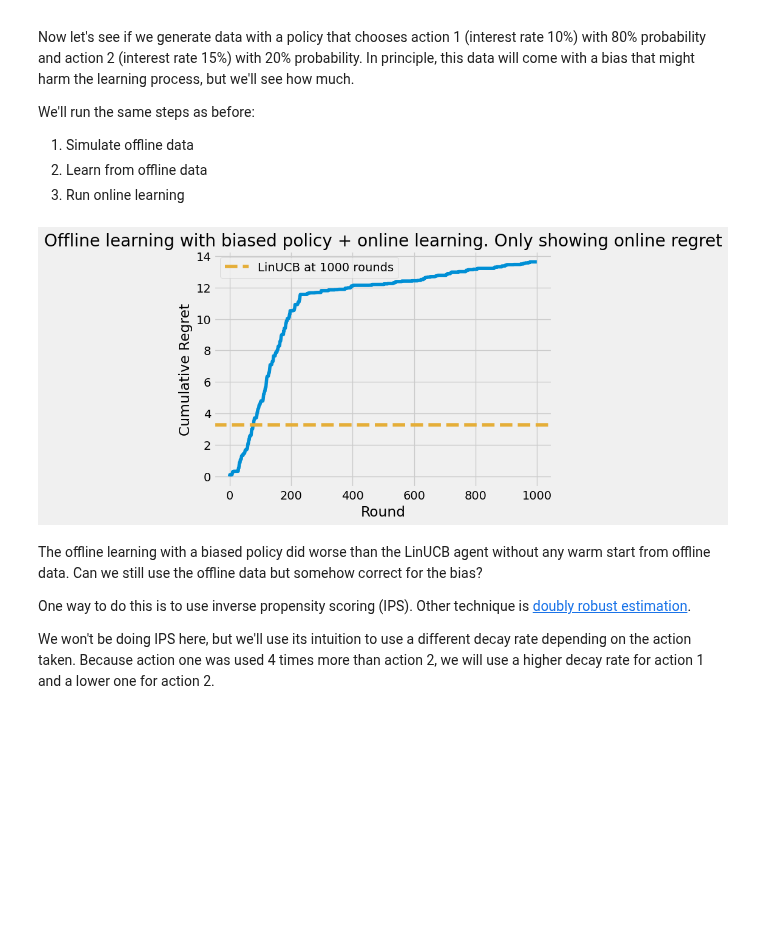
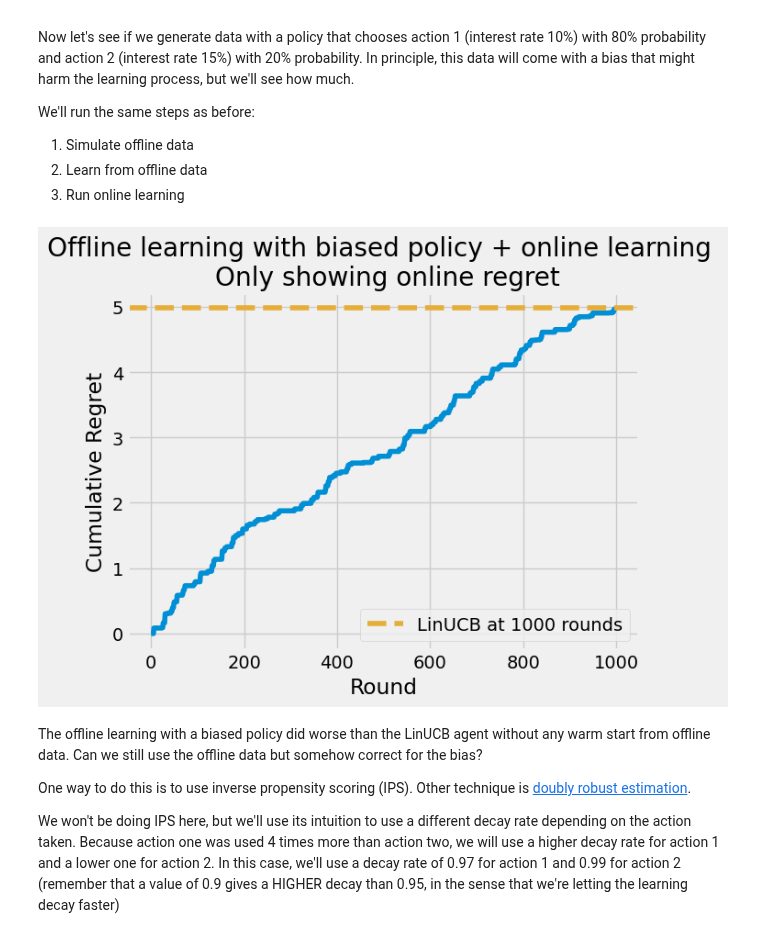
Before and after one commit to bayesianbandits/bayesianbandits, a Jupyter notebook: docs/notebooks/offline-learning.ipynb, the cells around one changed output. Cells and saved outputs as stored; diff of their text form; code cells hidden in the pictures; blank space fills up the shorter version.

Commit message:
Added a section to simulated the policies multiple times and used a plot to show them at the same time. Changes age feature to credit score

```diff
--- a/docs/notebooks/offline-learning.ipynb
+++ b/docs/notebooks/offline-learning.ipynb
@@ -82,14 +82,14 @@ class LoanOracle:
     def interest_rate_10(self):
         """
         10% interest rate
-        Works well for contexts where age is below ~1.3
+        Works well for contexts where credit score is below ~1.3
         """
         return self.generate_reward(self.true_coefs[0], self.cost_of_risk[0], self.conv_effect_of_interest_rate[0])
 
     def interest_rate_15(self):
         """
         15% interest rate
-        Works well for contexts where age is above ~2
+        Works well for contexts where credit score is above ~2
         """
         return self.generate_reward(self.true_coefs[1], self.cost_of_risk[1], self.conv_effect_of_interest_rate[1])
 # %% [markdown]
@@ -184,15 +185,15 @@ oracle = LoanOracle()
 np.random.seed(111)
 true_reward_mean = 0.45
 
-user_ages = []
+user_credit_scores = []
 actions = []
 
 for _ in range(3000):
 
-    #Make user_age a float between -5 and 5
-    user_age = np.random.uniform(-5, 5)
+    # user_credit_score is a float between -5 and 5
+    user_credit_score = np.random.uniform(-5, 5)
 
-    context = np.array([1.0, user_age])
+    context = np.array([1.0, user_credit_score])
 
     oracle.set_context(context)
     oracle.best_expected_reward()
@@ -201,6 +202,6 @@ for _ in range(3000):
     action.take_action(oracle)
     agent.update(context, oracle.rewards[-1] - true_reward_mean)
 
-    user_ages.append(user_age)
+    user_credit_scores.append(user_credit_score)
     actions.append(action.name)
 # %% [markdown]
@@ -324,9 +334,9 @@ Finally let's run the agent with new data and see how it performs. Will the offl
 online_rounds = 1000
 for _ in range(online_rounds):
 
-    user_age = np.random.uniform(-5, 5)
+    user_credit_score = np.random.uniform(-5, 5)
 
-    context = np.array([1.0, user_age])
+    context = np.array([1.0, user_credit_score])
 
     oracle.set_context(context)
     oracle.best_expected_reward()
@@ -340,12 +350,5 @@ offline_plus_online_regret = np.cumsum(
     np.array(oracle.optimal_rewards[-online_rounds:]) - np.array(oracle.expected_rewards[-online_rounds:])
 )
 
-
-plt.plot(offline_plus_online_regret)
-plt.xlabel("Round")
-plt.ylabel("Cumulative Regret")
-plt.title("Offline learning + online learning. Only showing online regret")
-plt.axhline(y=linucb_regret_at_1000, linestyle='--', color='#e5ae38',
-            label=f'LinUCB at 1000 rounds')
-plt.legend()
+plot_cumulative_regret(offline_plus_online_regret, title="Offline learning + online learning. Only showing online regret")
 # %% [output]
@@ -366,7 +368,7 @@ We'll run the same steps as before:
 3. Run online learning
 # %%
 # 1 Simulate offline data
-np.random.seed(111)
+np.random.seed(110)
 oracle = LoanOracle()
 
 def action_1_more_likely_policy():
@@ -376,53 +378,45 @@ contexts, actions = simulate_offline_data(oracle, 3000, action_1_more_likely_pol
 
 # 2. Learn from offline data
 offline_agent = create_agent()
 
 for token, reward, context in zip(actions, oracle.rewards, contexts):
     offline_agent.select_for_update(token).update(
         np.atleast_2d(context), np.atleast_1d(reward - true_reward_mean)
     )
 
     offline_agent.decay(context, decay_rate=0.95)
 
 # 3 Run online learning
 online_rounds = 1000
 for _ in range(online_rounds):
 
-    user_age = np.random.uniform(-5, 5)
+    user_credit_score = np.random.uniform(-5, 5)
 
-    context = np.array([1.0, user_age])
+    context = np.array([1.0, user_credit_score])
 
     oracle.set_context(context)
     oracle.best_expected_reward()
 
     action, = offline_agent.pull(np.atleast_2d(context))
     action.take_action(oracle)
     offline_agent.update(context, oracle.rewards[-1] - true_reward_mean)
 
 
 offline_plus_online_regret = np.cumsum(
     np.array(oracle.optimal_rewards[-online_rounds:]) - np.array(oracle.expected_rewards[-online_rounds:])
 )
 
-def plot_cumulative_regret(regret):
-    plt.plot(regret)
-    plt.xlabel("Round")
-    plt.ylabel("Cumulative Regret")
-    plt.title("Offline learning with biased policy + online learning. Only showing online regret")
-    plt.axhline(y=linucb_regret_at_1000, linestyle='--', color='#e5ae38',
-                label=f'LinUCB at 1000 rounds')
-    plt.legend()
-
-plot_cumulative_regret(offline_plus_online_regret)
+plot_cumulative_regret(offline_plus_online_regret,
+                        title="Offline learning with biased policy + online learning \n Only showing online regret")
 # %% [output]
-[figure, old version]
+[figure, new version]
 # %% [markdown]
 The offline learning with a biased policy did worse than the LinUCB agent without any warm start from offline data.
 Can we still use the offline data but somehow correct for the bias?
 
 One way to do this is to use inverse propensity scoring (IPS). Other technique is [doubly robust estimation](https://arxiv.org/pdf/1503.02834.pdf).
 
-We won't be doing IPS here, but we'll use its intuition to use a different decay rate depending on the action taken. Because action one was used 4 times more than action 2, we will use a higher decay rate for action 1 and a lower one for action 2.
+We won't be doing IPS here, but we'll use its intuition to use a different decay rate depending on the action taken. Because action one was used 4 times more than action two, we will use a higher decay rate for action 1 and a lower one for action 2. In this case, we'll use a decay rate of 0.97 for action 1 and 0.99 for action 2 (remember that a value of 0.9 gives a HIGHER decay than 0.95, in the sense that we're letting the learning decay faster)
 # %%
 # 1. Simulate offline data
 np.random.seed(111)
```
Also changed, not shown: parts of 19 cells of this notebook.
